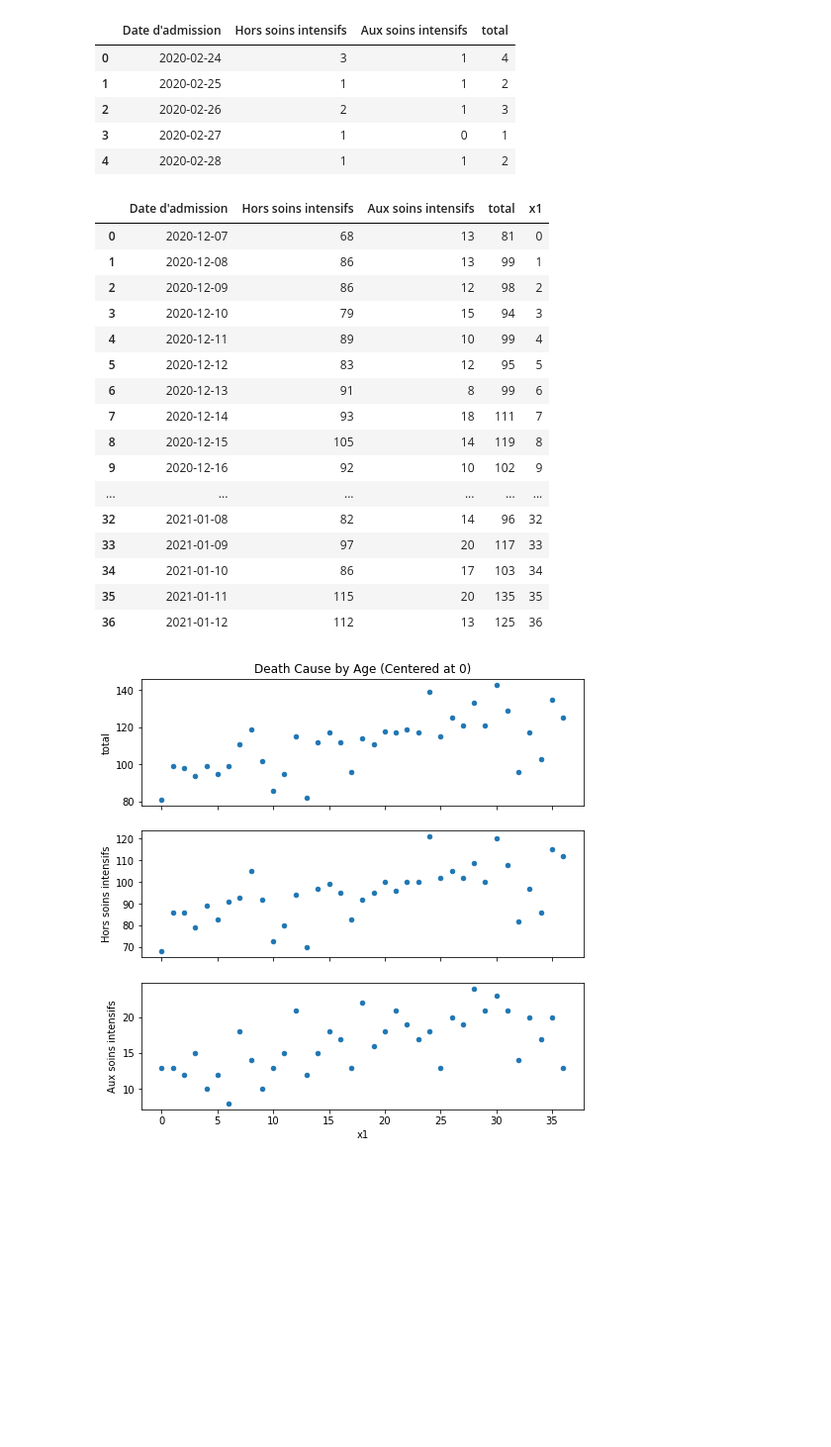
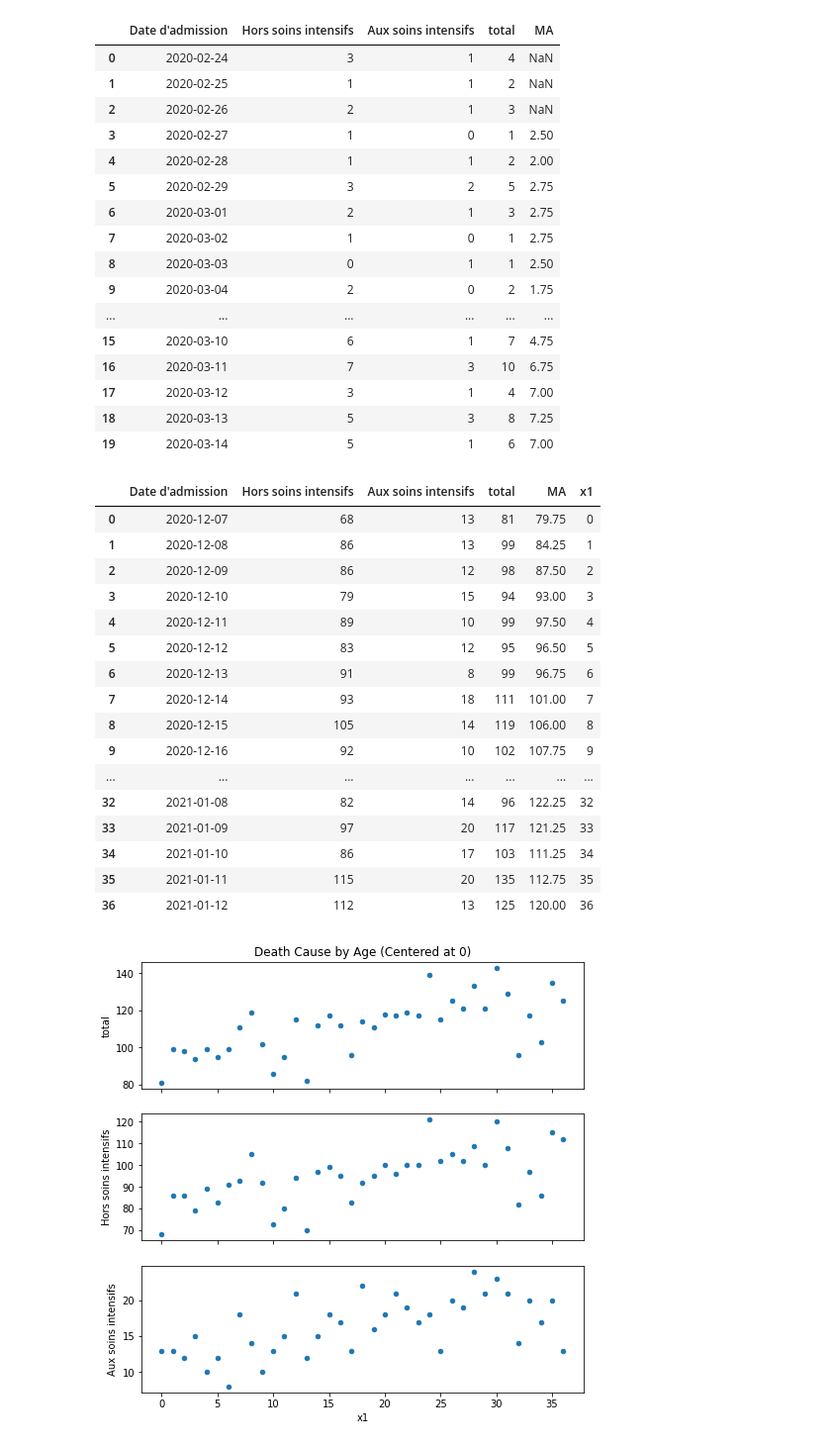
Before and after one commit to yuriemond/covid-rdd, a Jupyter notebook: notebook/yuri_final.ipynb, the cells around one changed output. Shown: that part at 99% size. Cells and saved outputs as stored; diff of their text form; code cells hidden in the pictures; blank space fills up the shorter version.

```diff
--- a/notebook/yuri_final.ipynb
+++ b/notebook/yuri_final.ipynb
@@ -9,14 +9,26 @@ import numpy as np
 # %%
 df = pd.read_csv('../data/hospitalisations.csv')
 
 
 df["Date d'admission"] = pd.to_datetime(df["Date d'admission"])
 df['total'] = df["Hors soins intensifs"] + df['Aux soins intensifs']
-df.head(5)
+df['MA'] = df['total'].rolling(window=4).mean()
+df.head(20)
 # %% [output]
-|  | Date d'admission | Hors soins intensifs | Aux soins intensifs | total |
-| 0 | 2020-02-24 | 3 | 1 | 4 |
-| 1 | 2020-02-25 | 1 | 1 | 2 |
-| 2 | 2020-02-26 | 2 | 1 | 3 |
-| 3 | 2020-02-27 | 1 | 0 | 1 |
-| 4 | 2020-02-28 | 1 | 1 | 2 |
+|  | Date d'admission | Hors soins intensifs | Aux soins intensifs | total | MA |
+| 0 | 2020-02-24 | 3 | 1 | 4 | NaN |
+| 1 | 2020-02-25 | 1 | 1 | 2 | NaN |
+| 2 | 2020-02-26 | 2 | 1 | 3 | NaN |
+| 3 | 2020-02-27 | 1 | 0 | 1 | 2.50 |
+| 4 | 2020-02-28 | 1 | 1 | 2 | 2.00 |
+| 5 | 2020-02-29 | 3 | 2 | 5 | 2.75 |
+| 6 | 2020-03-01 | 2 | 1 | 3 | 2.75 |
+| 7 | 2020-03-02 | 1 | 0 | 1 | 2.75 |
+| 8 | 2020-03-03 | 0 | 1 | 1 | 2.50 |
+| 9 | 2020-03-04 | 2 | 0 | 2 | 1.75 |
+| ... | ... | ... | ... | ... | ... |
+| 15 | 2020-03-10 | 6 | 1 | 7 | 4.75 |
+| 16 | 2020-03-11 | 7 | 3 | 10 | 6.75 |
+| 17 | 2020-03-12 | 3 | 1 | 4 | 7.00 |
+| 18 | 2020-03-13 | 5 | 3 | 8 | 7.25 |
+| 19 | 2020-03-14 | 5 | 1 | 6 | 7.00 |
@@ -37,23 +68,23 @@ df_lockdown_2['x1'] = df_lockdown_2.index
 #df_lockdown_2.set_index(df_lockdown_2.x1)
 df_lockdown_2
 # %% [output]
-|  | Date d'admission | Hors soins intensifs | Aux soins intensifs | total | x1 |
-| 0 | 2020-12-07 | 68 | 13 | 81 | 0 |
-| 1 | 2020-12-08 | 86 | 13 | 99 | 1 |
-| 2 | 2020-12-09 | 86 | 12 | 98 | 2 |
-| 3 | 2020-12-10 | 79 | 15 | 94 | 3 |
-| 4 | 2020-12-11 | 89 | 10 | 99 | 4 |
-| 5 | 2020-12-12 | 83 | 12 | 95 | 5 |
-| 6 | 2020-12-13 | 91 | 8 | 99 | 6 |
-| 7 | 2020-12-14 | 93 | 18 | 111 | 7 |
-| 8 | 2020-12-15 | 105 | 14 | 119 | 8 |
-| 9 | 2020-12-16 | 92 | 10 | 102 | 9 |
-| ... | ... | ... | ... | ... | ... |
-| 32 | 2021-01-08 | 82 | 14 | 96 | 32 |
-| 33 | 2021-01-09 | 97 | 20 | 117 | 33 |
-| 34 | 2021-01-10 | 86 | 17 | 103 | 34 |
-| 35 | 2021-01-11 | 115 | 20 | 135 | 35 |
-| 36 | 2021-01-12 | 112 | 13 | 125 | 36 |
+|  | Date d'admission | Hors soins intensifs | Aux soins intensifs | total | MA | x1 |
+| 0 | 2020-12-07 | 68 | 13 | 81 | 79.75 | 0 |
+| 1 | 2020-12-08 | 86 | 13 | 99 | 84.25 | 1 |
+| 2 | 2020-12-09 | 86 | 12 | 98 | 87.50 | 2 |
+| 3 | 2020-12-10 | 79 | 15 | 94 | 93.00 | 3 |
+| 4 | 2020-12-11 | 89 | 10 | 99 | 97.50 | 4 |
+| 5 | 2020-12-12 | 83 | 12 | 95 | 96.50 | 5 |
+| 6 | 2020-12-13 | 91 | 8 | 99 | 96.75 | 6 |
+| 7 | 2020-12-14 | 93 | 18 | 111 | 101.00 | 7 |
+| 8 | 2020-12-15 | 105 | 14 | 119 | 106.00 | 8 |
+| 9 | 2020-12-16 | 92 | 10 | 102 | 107.75 | 9 |
+| ... | ... | ... | ... | ... | ... | ... |
+| 32 | 2021-01-08 | 82 | 14 | 96 | 122.25 | 32 |
+| 33 | 2021-01-09 | 97 | 20 | 117 | 121.25 | 33 |
+| 34 | 2021-01-10 | 86 | 17 | 103 | 111.25 | 34 |
+| 35 | 2021-01-11 | 115 | 20 | 135 | 112.75 | 35 |
+| 36 | 2021-01-12 | 112 | 13 | 125 | 120.00 | 36 |
 # %%
 plt.figure(figsize=(8,8))
 ax = plt.subplot(3,1,1)
```
Also changed, not shown: parts of 4 cells of this notebook.
